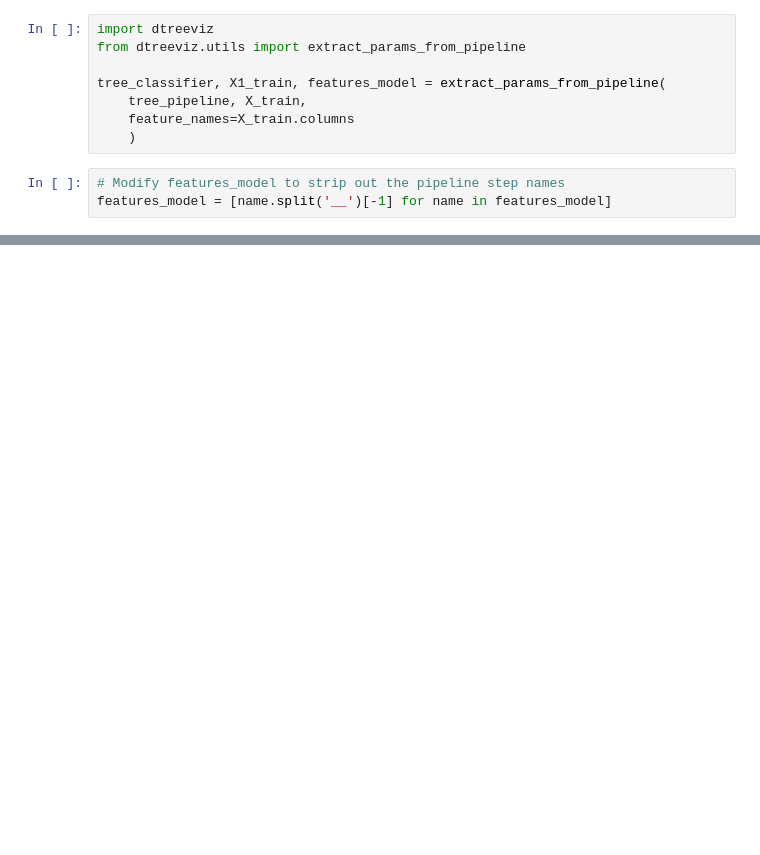
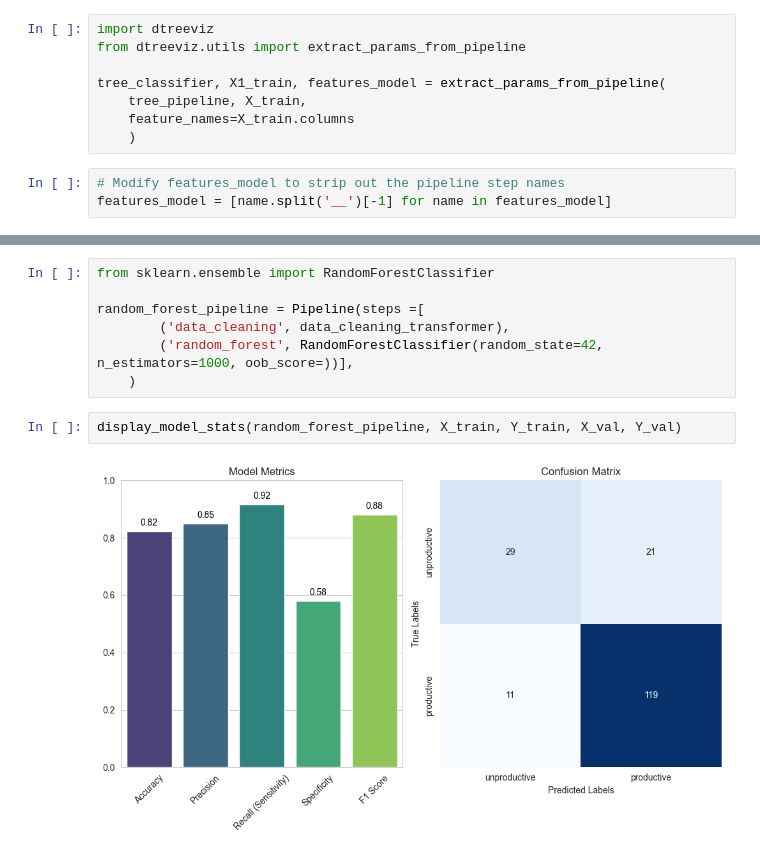
Before and after one commit to SJWallace/Dataquest, a Jupyter notebook: Guided Project - Predicting Employee Producitivty Using Tree Models/main.ipynb, the cells around one changed output, grey strips where cells are left out. Saved outputs shown, nothing was run; the diff lists cells and outputs as text; blank space fills up the shorter version.

```diff
--- a/Guided Project - Predicting Employee Producitivty Using Tree Models/main.ipynb
+++ b/Guided Project - Predicting Employee Producitivty Using Tree Models/main.ipynb
@@ -518,0 +585,11 @@ NameError: name 'x' is not defined
+# %%
+from sklearn.ensemble import RandomForestClassifier
+
+random_forest_pipeline = Pipeline(steps =[
+        ('data_cleaning', data_cleaning_transformer),
+		('random_forest', RandomForestClassifier(random_state=42, n_estimators=1000, oob_score=))],
+	)
+# %%
+display_model_stats(random_forest_pipeline, X_train, Y_train, X_val, Y_val)
+# %% [output]
+[figure, added]
```
Also changed, not shown: parts of 11 cells of this notebook.
